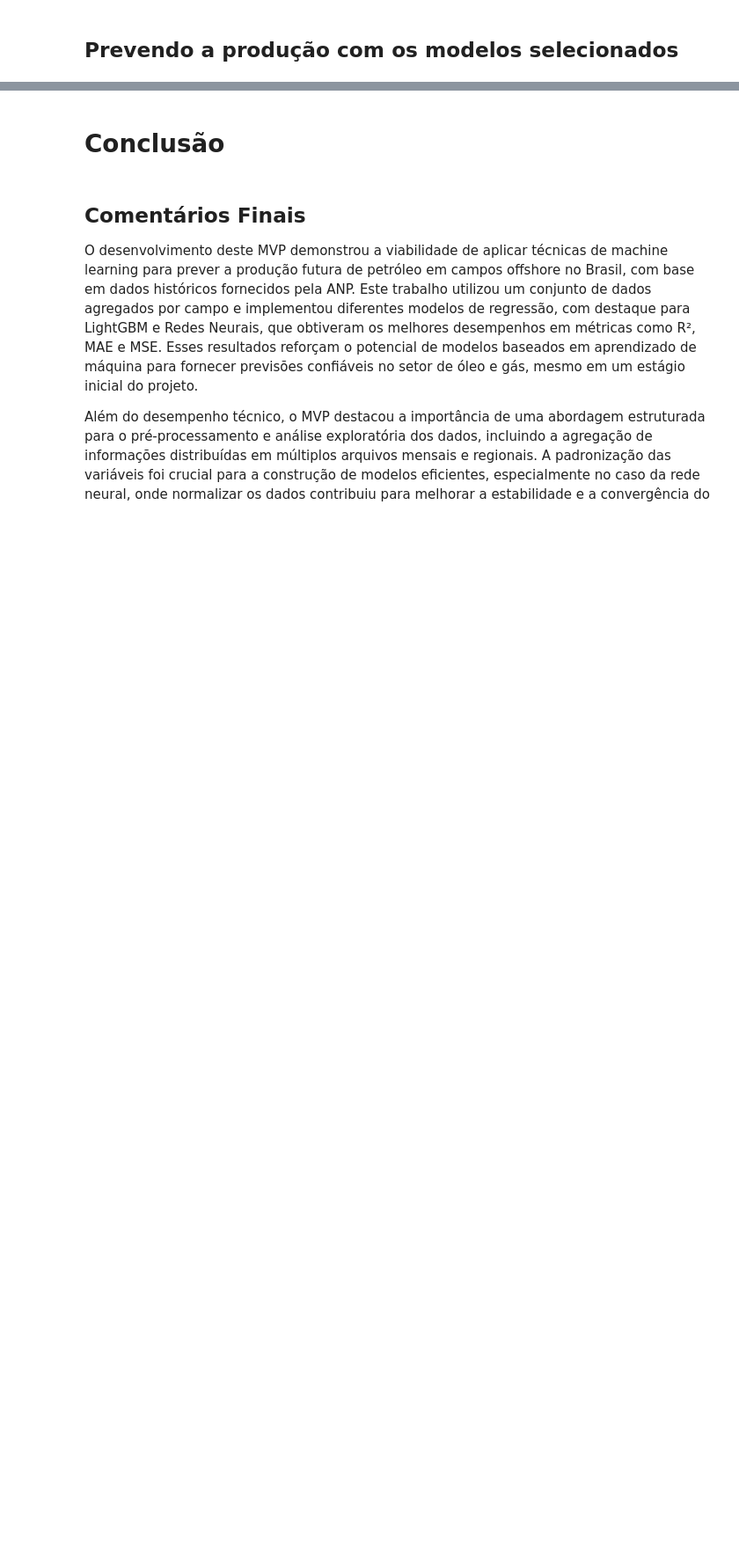
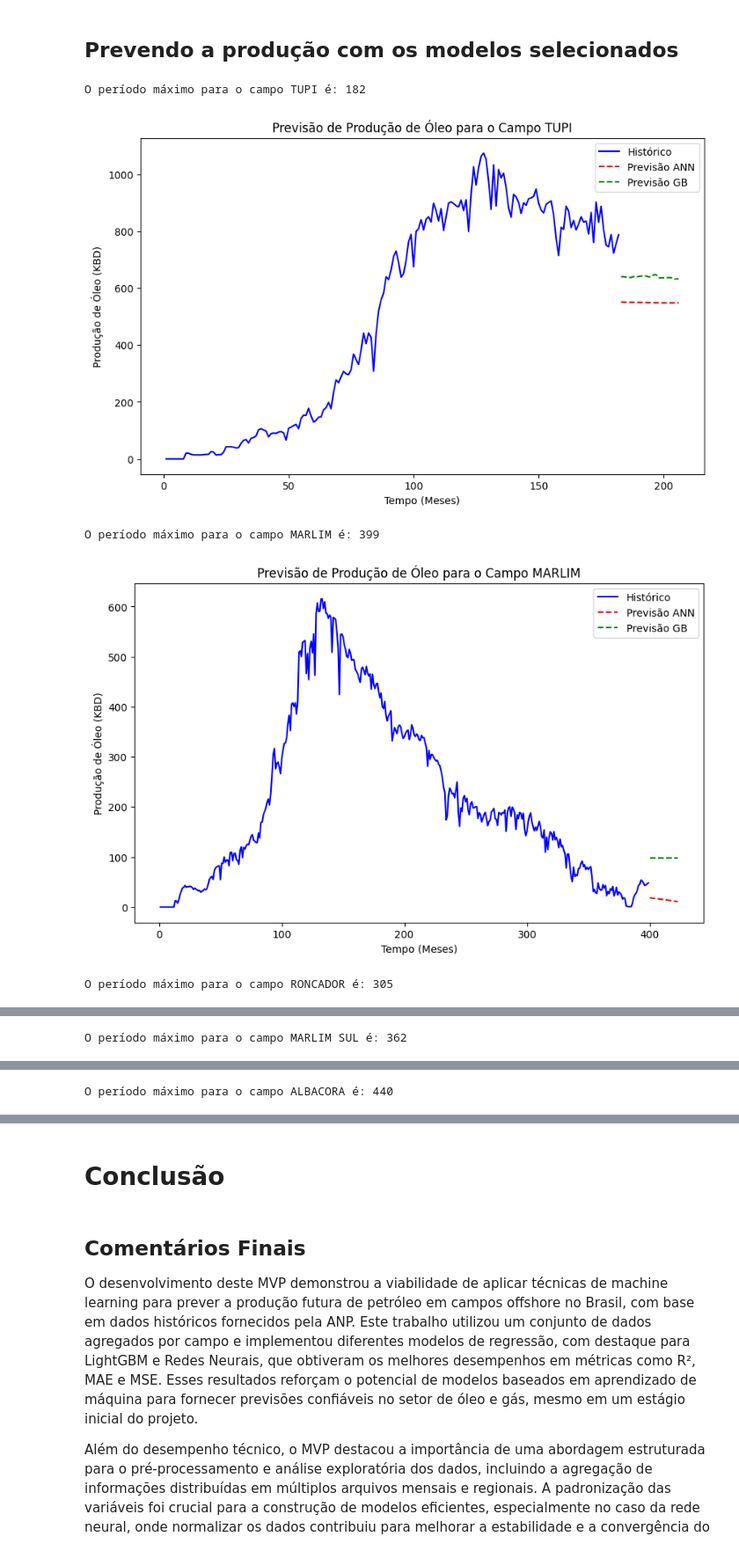
Before and after one commit to brainopensource/datascience-mvp, a Jupyter notebook: MVP_Machine_Learning_&_Analytics.ipynb, the cells around one changed output, grey strips where cells are left out. Shown at 88% size. Saved outputs shown, nothing was run; the diff lists cells and outputs as text; code cells hidden in the pictures; blank space fills up the shorter version.

```diff
--- a/MVP_Machine_Learning_&_Analytics.ipynb
+++ b/MVP_Machine_Learning_&_Analytics.ipynb
@@ -885,7 +915,7 @@ for campo in [campo]:
     X_futuro = X_futuro.reindex(columns=X.columns, fill_value=0)
 
     # Fazendo a previsão para os próximos 120 meses
-    y_futuro = model_lgbm.predict(X_futuro)
+    y_futuro = model_lgbm_a.predict(X_futuro)
 
     # Exibindo o gráfico com o histórico e as previsões futuras
     plt.figure(figsize=(10, 6))
@@ -991,7 +1021,7 @@ for campo in [campo]:
     X_futuro = X_futuro.reindex(columns=X.columns, fill_value=0)
 
     # Fazendo a previsão para os próximos 120 meses
-    y_futuro = model_ann.predict(X_futuro)
+    y_futuro = model_ann_a.predict(X_futuro)
 
     # Exibindo o gráfico com o histórico e as previsões futuras
     plt.figure(figsize=(10, 6))
@@ -1213,13 +1243,13 @@ for campo in campos_lista_ordenada[:10]:
     X_futuro = X_futuro.reindex(columns=X.columns, fill_value=0)
 
     # Usando o modelo treinado para fazer a previsão para os próximos 120 meses com a rede neural
-    y_futuro_ann = model_ann_multi.predict(X_futuro)
+    y_futuro_ann = model_ann_b.predict(X_futuro)
 
     # Usando o modelo treinado para fazer a previsão para os próximos 120 meses com o modelo de Gradient Boosting
-    y_futuro_gb = model_gb.predict(X_futuro)
+    y_futuro_gb = model_gb_b.predict(X_futuro)
 
     # Usando o modelo treinado para fazer a previsão para os próximos 120 meses com o modelo LightGBM
-    y_futuro_lgbm = model_lgbm.predict(X_futuro)
+    y_futuro_lgbm = model_lgbm_b.predict(X_futuro)
 
     # Exibindo o gráfico com o histórico e as previsões futuras
     plt.figure(figsize=(10, 6))
@@ -1283,27 +1312,27 @@ Melhores parâmetros: {'subsample': 0.7, 'n_estimators': 300, 'max_depth': 6,
   R2: 0.9309267071130948
 # %%
 # Definindo o modelo
-best_params = {'subsample': 0.7, 'n_estimators': 300, 'max_depth': 6,
-               'learning_rate': 0.2, 'colsample_bytree': 0.8, random_state=42}
+best_params_gb = {'subsample': 0.7, 'n_estimators': 300, 'max_depth': 6,
+                  'learning_rate': 0.2, 'colsample_bytree': 0.8}
 
 # Criar e configurar o modelo Gradient Boosting
-best_model_gb = XGBRegressor(best_params)
+model_gb_c = XGBRegressor(**best_params_gb)
 
 # Treinar o modelo
-best_model_gb.fit(X_train, y_train)
+model_gb_c.fit(X_train, y_train)
 
 # Fazer previsões no conjunto de teste
-y_pred = best_model_gb.predict(X_test)
+y_pred = model_gb_c.predict(X_test)
 
 # Avaliar o modelo
-mae = mean_absolute_error(y_test, y_pred)
-mse = mean_squared_error(y_test, y_pred)
-r2 = r2_score(y_test, y_pred)
+mae_gboost_c = mean_absolute_error(y_test, y_pred)
+mse_gboost_c = mean_squared_error(y_test, y_pred)
+r2_gboost_c = r2_score(y_test, y_pred)
 
 # Exibir métricas de avaliação
-print(f"MAE: {mae:.2f}")
-print(f"MSE: {mse:.2f}")
-print(f"R²: {r2:.2f}")
+print(f"MAE: {mae_gboost_c:.3f}")
+print(f"MSE: {mse_gboost_c:.3f}")
+print(f"R²: {r2_gboost_c:.3f}")
 
 
 # COMENTADO PARA OTIMIZAR A EXECUÇÃO DO NOTEBOOK
@@ -1328,7 +1357,7 @@ random_search = RandomizedSearchCV(
     param_distributions=param_distributions,
     n_iter=20,  # Número de combinações aleatórias
     cv=3,  # Número de folds na validação cruzada
-    scoring='neg_mean_squared_error',  # Métrica de avaliação
+    scoring='r2',  # Métrica de avaliação
     n_jobs=-1,  # Usar todos os núcleos de CPU disponíveis
     verbose=1,
     random_state=42
@@ -1573,32 +1597,38 @@ for campo in campos_lista_ordenada[:10]:
     tempo_total_producao_meses = periodo_maximo + 1  # Tempo inicial (último mês + 1)
 
     # Criando os dados para prever os próximos 120 meses
     X_futuro = pd.DataFrame({
         'tempo_total_producao_meses': [tempo_total_producao_meses + i for i in range(num_meses_futuro)],
         'campo': [campo] * num_meses_futuro,  # Repetindo o campo para todos os meses
         'gas_natural_mmscf_total_total': [df_campo['gas_natural_mmscf_total_total'].mean()] * num_meses_futuro,  # Assumindo valores médios para outras features
         'agua_kbd_total': [df_campo['agua_kbd_total'].mean()] * num_meses_futuro  # Assumindo valores médios para outras features
     })
 
     # Aplicando o One-Hot Encoding para as variáveis
     X_futuro = pd.get_dummies(X_futuro, drop_first=True)
 
     # Garantindo que as colunas de X_futuro correspondam exatamente às de X (no caso da codificação)
     X_futuro = X_futuro.reindex(columns=X.columns, fill_value=0)
 
     # Usando o modelo treinado para fazer a previsão para os próximos 120 meses com a rede neural (ANN)
-    y_futuro_ann = best_model_ann.predict(X_futuro)
+    y_futuro_ann = model_ann_c.predict(X_futuro)
 
     # Usando o modelo treinado para fazer a previsão para os próximos 120 meses com o modelo de Gradient Boosting (GB)
-    y_futuro_gb = best_model_gb.predict(X_futuro)
+    y_futuro_gb = model_gb_c.predict(X_futuro)
 
     # Exibindo o gráfico com o histórico e as previsões futuras
     plt.figure(figsize=(10, 6))
     plt.plot(df_campo['tempo_total_producao_meses'], df_campo['oleo_kbd_total'], label='Histórico', color='blue')
     plt.plot(X_futuro['tempo_total_producao_meses'], y_futuro_ann, label='Previsão ANN', color='red', linestyle='--')
     plt.plot(X_futuro['tempo_total_producao_meses'], y_futuro_gb, label='Previsão GB', color='green', linestyle='--')
     plt.xlabel('Tempo (Meses)')
     plt.ylabel('Produção de Óleo (KBD)')
     plt.title(f'Previsão de Produção de Óleo para o Campo {campo}')
     plt.legend()
     plt.show()
+# %% [output]
+O período máximo para o campo TUPI é: 182
+[figure, added]
+O período máximo para o campo MARLIM é: 399
+[figure, added]
+O período máximo para o campo RONCADOR é: 305
@@ -1604,0 +1636 @@ for campo in campos_lista_ordenada[:10]:
+O período máximo para o campo MARLIM SUL é: 362
@@ -1604,0 +1638 @@ for campo in campos_lista_ordenada[:10]:
+O período máximo para o campo ALBACORA é: 440
```
Also changed, not shown: parts of 24 cells of this notebook.
